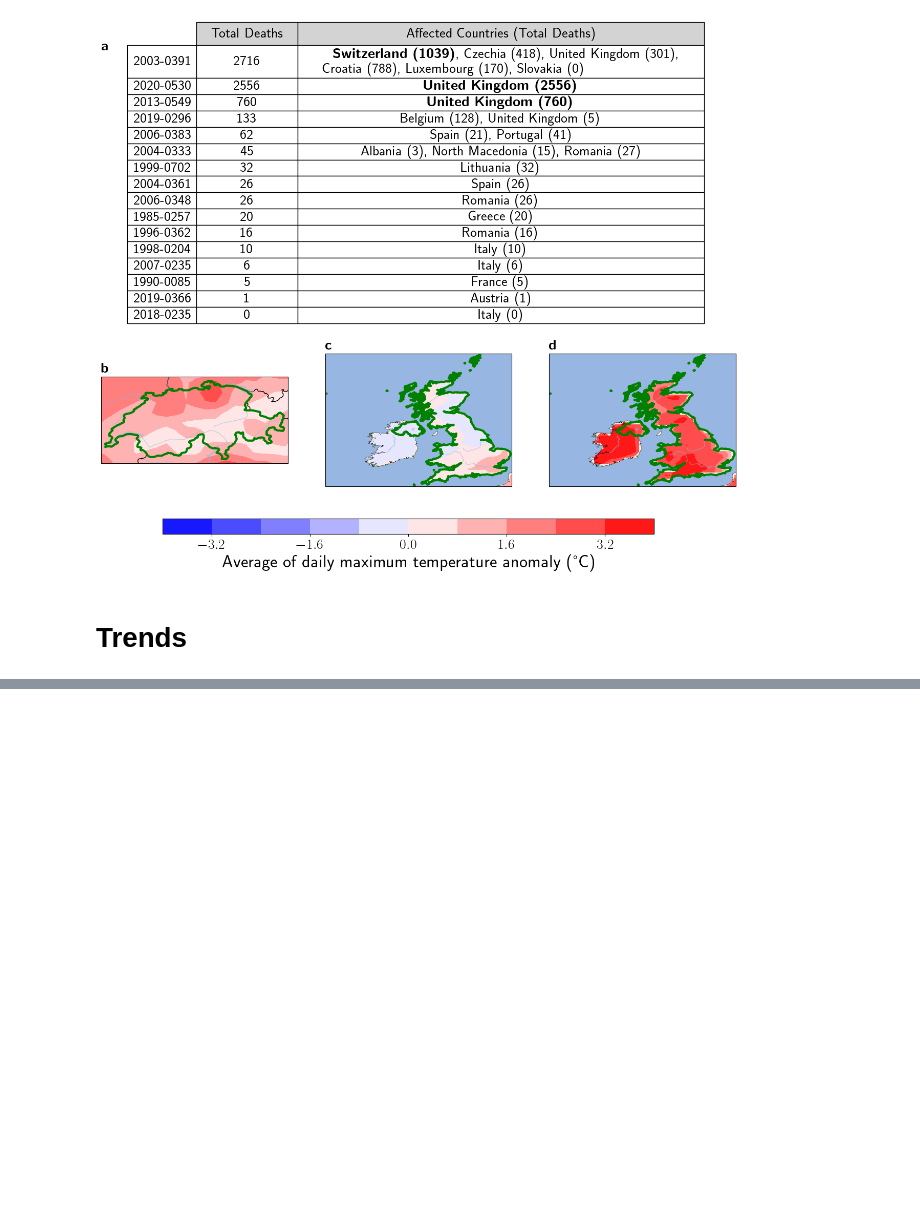
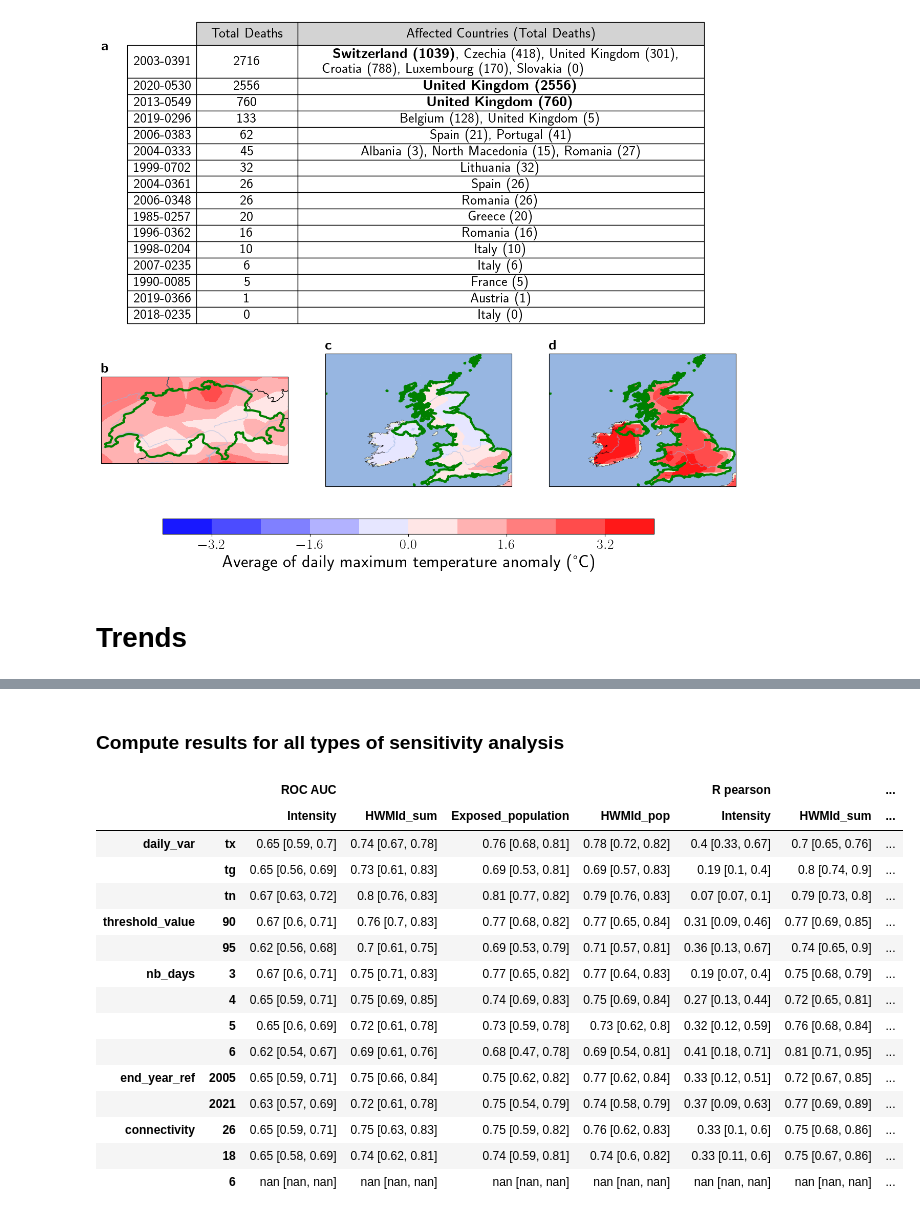
Before and after one commit to loumdt/extreme_htws_cc3d, a Jupyter notebook: Code/undetected_and_trends.ipynb, the cells around one changed output, grey strips where cells are left out. Cells and saved outputs as stored; diff of their text form; code cells hidden in the pictures; blank space fills up the shorter version.

```diff
--- a/Code/undetected_and_trends.ipynb
+++ b/Code/undetected_and_trends.ipynb
@@ -388,0 +436,8 @@ df_trends#.to_csv
+# %%
+for i in df_sensitivity.index:
+    try :
+        df_sensitivity.loc[i,'best_pearson_R_idx'] = df_sensitivity.loc[i,['pearson_R_Intensity','pearson_R_HWMId_sum','pearson_R_Exposed_population','pearson_R_HWMId_pop']].idxmax()[10:]
+        df_sensitivity.loc[i,'best_auc_roc_idx'] = df_sensitivity.loc[i,['auc_roc_Intensity','auc_roc_HWMId_sum','auc_roc_Exposed_population','auc_roc_HWMId_pop']].idxmax()[8:]
+        df_sensitivity.loc[i,'best_R2_idx'] = df_sensitivity.loc[i,['R2_Intensity','R2_HWMId_sum','R2_Exposed_population','R2_HWMId_pop']].idxmax()[3:]
+    except :
+        pass
@@ -388,0 +499,2 @@ df_trends#.to_csv
+# %% [markdown]
+### Compute results for all types of sensitivity analysis
@@ -388,0 +513,37 @@ df_trends#.to_csv
+# %%
+iterables_col = [["ROC AUC", "R pearson", "R2"], ["Intensity", "HWMId_sum", "Exposed_population", "HWMId_pop"]]
+array_row = [["daily_var","daily_var","daily_var",
+"threshold_value","threshold_value","nb_days","nb_days","nb_days","nb_days",
+"end_year_ref","end_year_ref","connectivity","connectivity","connectivity"]
+,['tx','tg','tn',90,95,3,4,5,6,2005,2021,26,18,6]]
+tuples = list(zip(*array_row))
+df_results_sensi_CI = pd.DataFrame(index=pd.MultiIndex.from_tuples(tuples),columns=pd.MultiIndex.from_product(iterables_col),dtype=object)
+sub_df_sensitivity = df_sensitivity[df_sensitivity['end_year']==2021]
+idx_dict = {'daily_var':['tx','tg','tn'], 'threshold_value':[90,95], 'nb_days':[3,4,5,6],'end_year_ref':[2005,2021],'connectivity':[26,18,6]}
+for var in idx_dict.keys():
+    for val in idx_dict[var]:
+        sub_df = sub_df_sensitivity[sub_df_sensitivity[var]==val]
+        distrib = [0]*len(sub_df)
+        for index in ["Intensity", "HWMId_sum", "Exposed_population", "HWMId_pop"]:
+            df_results_sensi_CI.loc[(var,val),("R pearson",index)] = f"{round(np.nanmedian(sub_df.loc[:,f'pearson_R_{index}']),2)} {[float(round(np.nanpercentile(sub_df.loc[:,f'pearson_R_{index}'],5),2)),float(round(np.nanpercentile(sub_df.loc[:,f'pearson_R_{index}'],95),2))]}"
+            df_results_sensi_CI.loc[(var,val),("ROC AUC",index)] = f"{round(np.nanmedian(sub_df.loc[:,f'auc_roc_{index}']),2)} {[float(round(np.nanpercentile(sub_df.loc[:,f'auc_roc_{index}'],5),2)),float(round(np.nanpercentile(sub_df.loc[:,f'auc_roc_{index}'],95),2))]}"
+            df_results_sensi_CI.loc[(var,val),("R2",index)] = f"{round(np.nanmedian(sub_df.loc[:,f'R2_{index}']),2)} {[float(round(np.nanpercentile(sub_df.loc[:,f'R2_{index}'],5),2)),float(round(np.nanpercentile(sub_df.loc[:,f'R2_{index}'],95),2))]}"
+# %%
+df_results_sensi_CI
+# %% [output]
+|  |  | ROC AUC |  |  |  | R pearson |  | ... |
+|  |  | Intensity | HWMId_sum | Exposed_population | HWMId_pop | Intensity | HWMId_sum | ... |
+| daily_var | tx | 0.65 [0.59, 0.7] | 0.74 [0.67, 0.78] | 0.76 [0.68, 0.81] | 0.78 [0.72, 0.82] | 0.4 [0.33, 0.67] | 0.7 [0.65, 0.76] | ... |
+|  | tg | 0.65 [0.56, 0.69] | 0.73 [0.61, 0.83] | 0.69 [0.53, 0.81] | 0.69 [0.57, 0.83] | 0.19 [0.1, 0.4] | 0.8 [0.74, 0.9] | ... |
+|  | tn | 0.67 [0.63, 0.72] | 0.8 [0.76, 0.83] | 0.81 [0.77, 0.82] | 0.79 [0.76, 0.83] | 0.07 [0.07, 0.1] | 0.79 [0.73, 0.8] | ... |
+| threshold_value | 90 | 0.67 [0.6, 0.71] | 0.76 [0.7, 0.83] | 0.77 [0.68, 0.82] | 0.77 [0.65, 0.84] | 0.31 [0.09, 0.46] | 0.77 [0.69, 0.85] | ... |
+|  | 95 | 0.62 [0.56, 0.68] | 0.7 [0.61, 0.75] | 0.69 [0.53, 0.79] | 0.71 [0.57, 0.81] | 0.36 [0.13, 0.67] | 0.74 [0.65, 0.9] | ... |
+| nb_days | 3 | 0.67 [0.6, 0.71] | 0.75 [0.71, 0.83] | 0.77 [0.65, 0.82] | 0.77 [0.64, 0.83] | 0.19 [0.07, 0.4] | 0.75 [0.68, 0.79] | ... |
+|  | 4 | 0.65 [0.59, 0.71] | 0.75 [0.69, 0.85] | 0.74 [0.69, 0.83] | 0.75 [0.69, 0.84] | 0.27 [0.13, 0.44] | 0.72 [0.65, 0.81] | ... |
+|  | 5 | 0.65 [0.6, 0.69] | 0.72 [0.61, 0.78] | 0.73 [0.59, 0.78] | 0.73 [0.62, 0.8] | 0.32 [0.12, 0.59] | 0.76 [0.68, 0.84] | ... |
+|  | 6 | 0.62 [0.54, 0.67] | 0.69 [0.61, 0.76] | 0.68 [0.47, 0.78] | 0.69 [0.54, 0.81] | 0.41 [0.18, 0.71] | 0.81 [0.71, 0.95] | ... |
+| end_year_ref | 2005 | 0.65 [0.59, 0.71] | 0.75 [0.66, 0.84] | 0.75 [0.62, 0.82] | 0.77 [0.62, 0.84] | 0.33 [0.12, 0.51] | 0.72 [0.67, 0.85] | ... |
+|  | 2021 | 0.63 [0.57, 0.69] | 0.72 [0.61, 0.78] | 0.75 [0.54, 0.79] | 0.74 [0.58, 0.79] | 0.37 [0.09, 0.63] | 0.77 [0.69, 0.89] | ... |
+| connectivity | 26 | 0.65 [0.59, 0.71] | 0.75 [0.63, 0.83] | 0.75 [0.59, 0.82] | 0.76 [0.62, 0.83] | 0.33 [0.1, 0.6] | 0.75 [0.68, 0.86] | ... |
+|  | 18 | 0.65 [0.58, 0.69] | 0.74 [0.62, 0.81] | 0.74 [0.59, 0.81] | 0.74 [0.6, 0.82] | 0.33 [0.11, 0.6] | 0.75 [0.67, 0.86] | ... |
+|  | 6 | nan [nan, nan] | nan [nan, nan] | nan [nan, nan] | nan [nan, nan] | nan [nan, nan] | nan [nan, nan] | ... |
```
Also changed, not shown: parts of 26 cells of this notebook.
